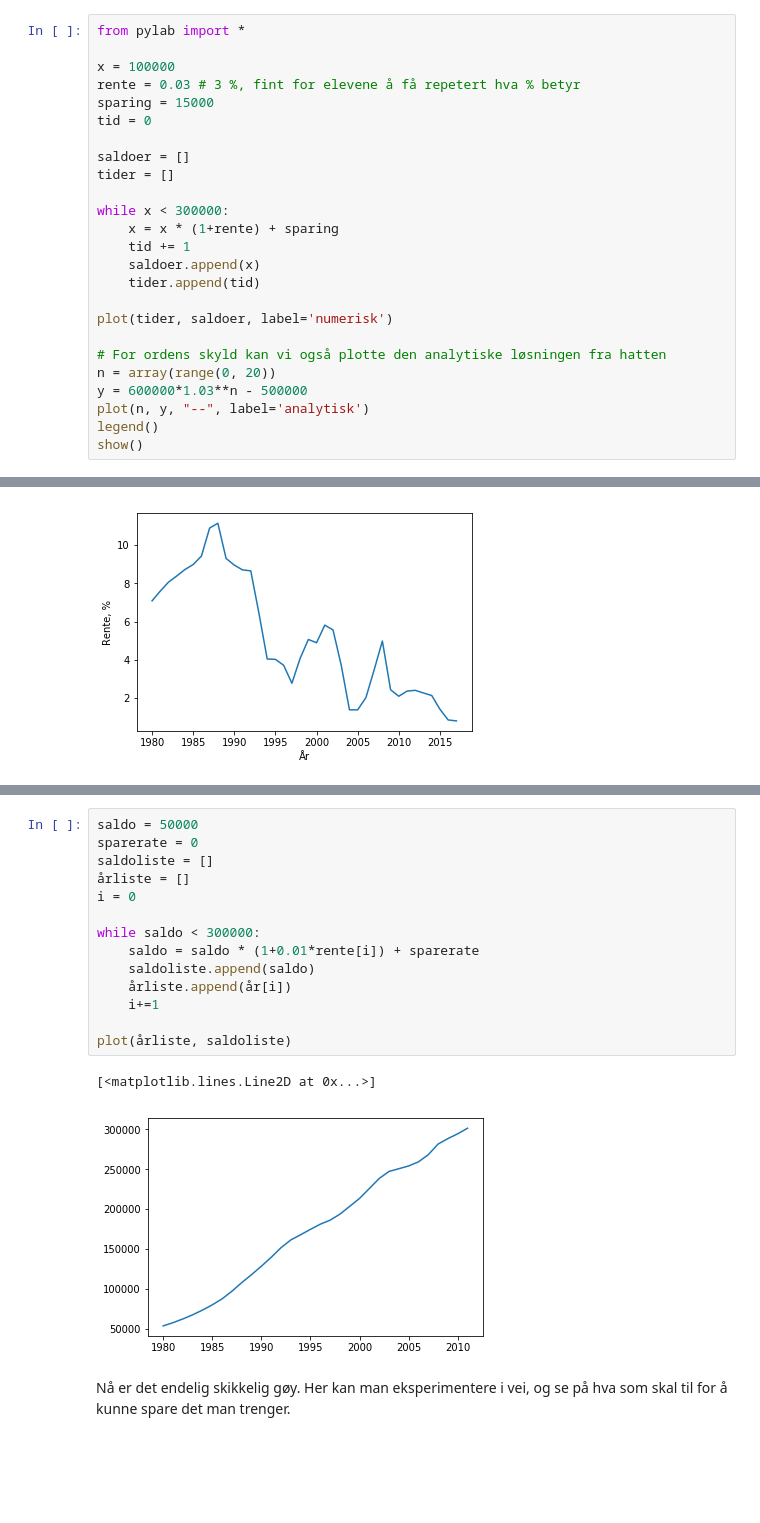
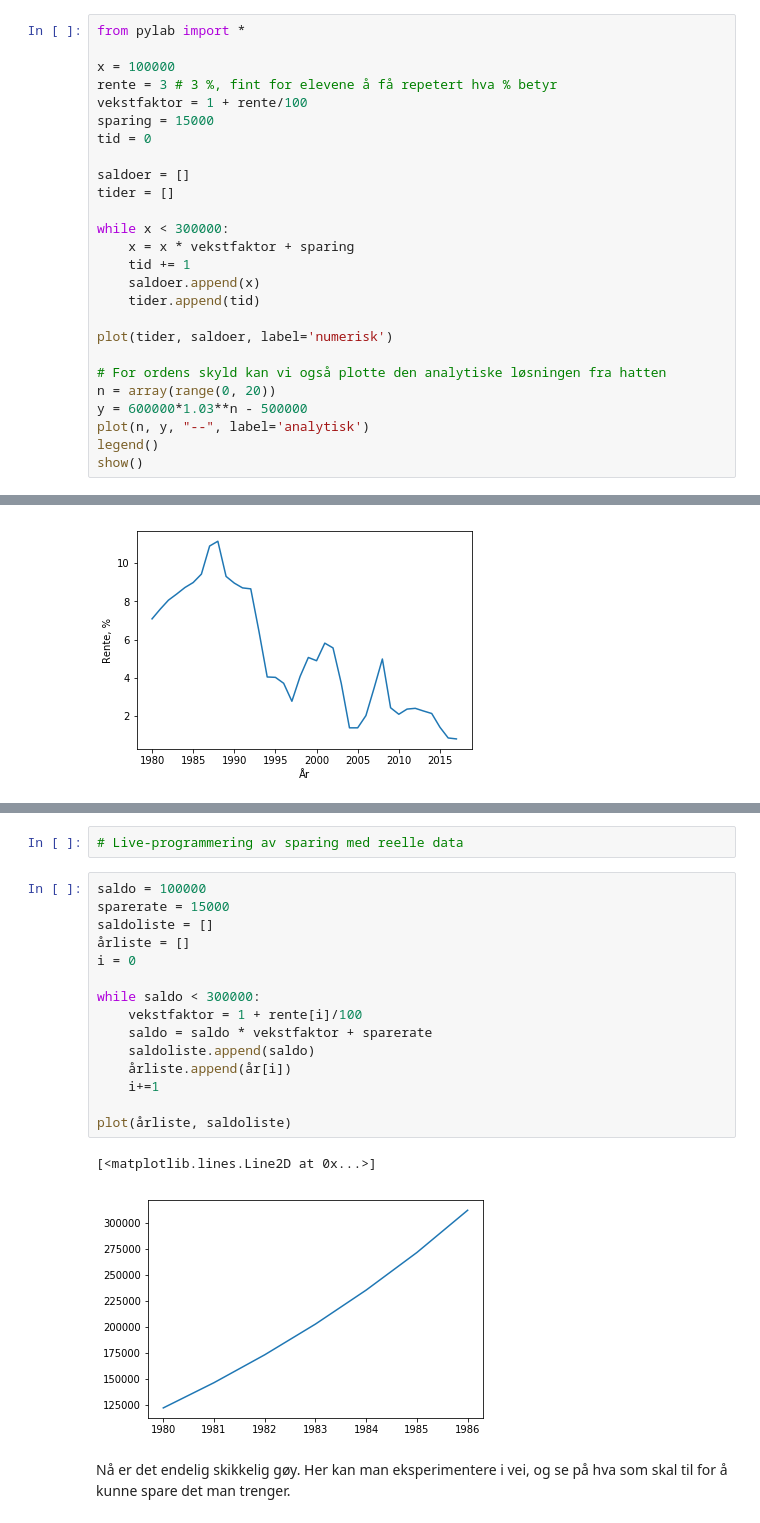
Before and after one commit to uio-profag/u, a Jupyter notebook: content/moduler/sparing_og_lan.ipynb, the cells around one changed output, grey strips where cells are left out. Drawn from its saved outputs; the diff is of its cells as text; blank space fills up the shorter version.

Commit message:
Oppdatert sparing og lån og svart skrift i logo

```diff
--- a/content/moduler/sparing_og_lan.ipynb
+++ b/content/moduler/sparing_og_lan.ipynb
@@ -98,7 +107,8 @@ Men dette kan vi ikke gjøre på ungdomsskolen, og jeg måtte åpne opp boka til
 from pylab import *
 
 x = 100000
-rente = 0.03 # 3 %, fint for elevene å få repetert hva % betyr
+rente = 3 # 3 %, fint for elevene å få repetert hva % betyr
+vekstfaktor = 1 + rente/100
 sparing = 15000
 tid = 0
 
@@ -106,7 +116,7 @@ saldoer = []
 tider = []
 
 while x < 300000:
-    x = x * (1+rente) + sparing
+    x = x * vekstfaktor + sparing
     tid += 1
     saldoer.append(x)
     tider.append(tid)
@@ -154,22 +166,25 @@ Vi skal nå bruke reelle historiske rentedata til å simulere hvordan spareplane
 **b)** Prøv denne spareplanen for forskjellige starttidspunkter fra 1980 og fram til i dag
 
 ---
+# %%
+# Live-programmering av sparing med reelle data
 # %%
-saldo = 50000
-sparerate = 0
+saldo = 100000
+sparerate = 15000
 saldoliste = []
 årliste = []
 i = 0
 
 while saldo < 300000:
-    saldo = saldo * (1+0.01*rente[i]) + sparerate
+    vekstfaktor = 1 + rente[i]/100
+    saldo = saldo * vekstfaktor + sparerate
     saldoliste.append(saldo)
     årliste.append(år[i])
     i+=1
 
 plot(årliste, saldoliste)
 # %% [output]
 [<matplotlib.lines.Line2D at 0x...>]
-[figure, old version]
+[figure, new version]
 # %% [markdown]
 Nå er det endelig skikkelig gøy. Her kan man eksperimentere i vei, og se på hva som skal til for å kunne spare det man trenger.
```
Also changed, not shown: parts of 17 cells of this notebook, 1 other file.
